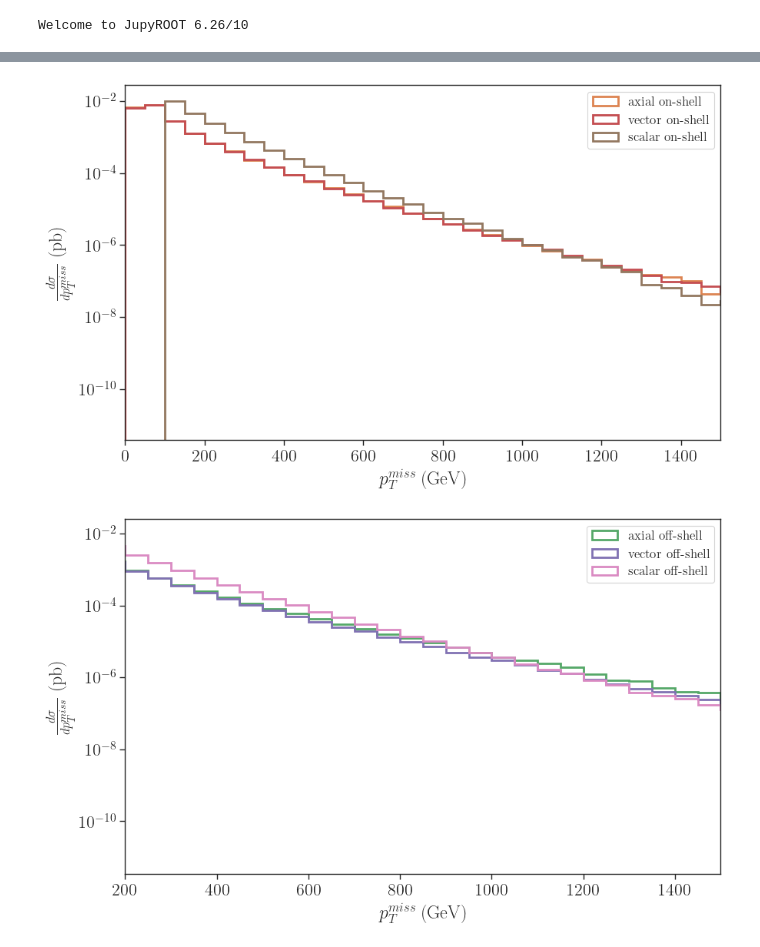
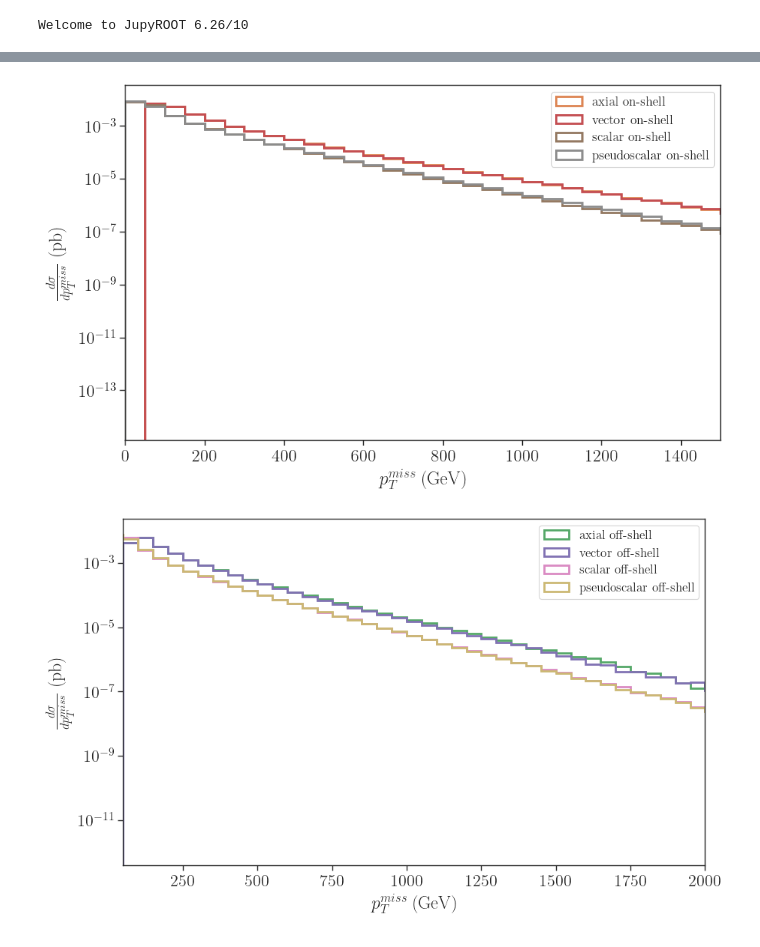
Before and after one commit to andlessa/MonoXSMS, a Jupyter notebook: notebooks/PlotPT-MediatorLHE.ipynb, the cells around one changed output, grey strips where cells are left out. Saved outputs shown, nothing was run; the diff lists cells and outputs as text; code cells hidden in the pictures.

Commit message:
updated pt mediator plot

```diff
--- a/notebooks/PlotPT-MediatorLHE.ipynb
+++ b/notebooks/PlotPT-MediatorLHE.ipynb
@@ -59,15 +59,25 @@ def readNumEvents(file):
 #               'pseudoscalar off-shell': '../Tests/DMSimp_pseudoscalar_parton/Events/run_03/unweighted_events.lhe.gz'
 #              }
 
-inputFiles = {'axial on-shell': '../DMSimp_axial_parton/Events/run_01/unweighted_events.lhe.gz',
-              'axial off-shell': '../DMSimp_axial_parton/Events/run_02/unweighted_events.lhe.gz',
-              'vector on-shell': '../DMSimp_vector_parton/Events/run_01/unweighted_events.lhe.gz',
-              'vector off-shell': '../DMSimp_vector_parton/Events/run_02/unweighted_events.lhe.gz',
-              'scalar on-shell': '../DMSimp_pseudoscalar_parton/Events/run_01/unweighted_events.lhe.gz',
-              'scalar off-shell': '../DMSimp_pseudoscalar_parton/Events/run_02/unweighted_events.lhe.gz'}
-#               'pseudoscalar on-shell': '../Tests/DMSimp_pseudoscalar_parton/Events/run_01/unweighted_events.lhe.gz',
-#               'pseudoscalar off-shell': '../Tests/DMSimp_pseudoscalar_parton/Events/run_03/unweighted_events.lhe.gz'
+# inputFiles = {'axial on-shell': '../DMSimp_axial_parton/Events/run_01/unweighted_events.lhe.gz',
+#               'axial off-shell': '../DMSimp_axial_parton/Events/run_02/unweighted_events.lhe.gz',
+#               'vector on-shell': '../DMSimp_vector_parton/Events/run_01/unweighted_events.lhe.gz',
+#               'vector off-shell': '../DMSimp_vector_parton/Events/run_02/unweighted_events.lhe.gz',
+#               'scalar on-shell': '../DMSimp_scalar_parton/Events/run_01/unweighted_events.lhe.gz',
+#               'scalar off-shell': '../DMSimp_scalar_parton/Events/run_02/unweighted_events.lhe.gz',
+#               'pseudoscalar on-shell': '../DMSimp_pseudoscalar_parton/Events/run_01/unweighted_events.lhe.gz',
+#               'pseudoscalar off-shell': '../DMSimp_pseudoscalar_parton/Events/run_02/unweighted_events.lhe.gz'
 #              }
+
+inputFiles = {'axial on-shell': '../DMSimp_axial_parton/Events/run_03/unweighted_events.lhe.gz',
+              'axial off-shell': '../DMSimp_axial_parton/Events/run_04/unweighted_events.lhe.gz',
+              'vector on-shell': '../DMSimp_vector_parton/Events/run_03/unweighted_events.lhe.gz',
+              'vector off-shell': '../DMSimp_vector_parton/Events/run_04/unweighted_events.lhe.gz',
+              'scalar on-shell': '../DMSimp_scalar_parton/Events/run_03/unweighted_events.lhe.gz',
+              'scalar off-shell': '../DMSimp_scalar_parton/Events/run_04/unweighted_events.lhe.gz',
+              'pseudoscalar on-shell': '../DMSimp_pseudoscalar_parton/Events/run_03/unweighted_events.lhe.gz',
+              'pseudoscalar off-shell': '../DMSimp_pseudoscalar_parton/Events/run_04/unweighted_events.lhe.gz'
+             }
 # %%
 events = {}
 nevents = {}
@@ -299,27 +317,27 @@ plt.xlim(0,1500)
 plt.legend(loc='upper right', fontsize='x-small')
 plt.show()
 # %% [output]
-[figure, old version]
+[figure, new version]
 # %%
 fig = plt.figure(figsize=(10,6))
 for label,metPts in met.items():
     if 'off-shell' in label:
         binc,binEdges,patches = plt.hist(metPts,bins=np.linspace(0,5000,101),
                                    label=label,histtype='step',color=colors[label],
                                    weights=weights[label],linewidth=2,density=True)
         errorc2,_ = np.histogram(metPts,bins=binEdges,weights=weights[label]**2)
         errorc = np.sqrt(errorc2)
         binCenter = (binEdges[0:-1]+binEdges[1:])/2.
 #         plt.errorbar(binCenter,binc,yerr = errorc, marker = '.',
 #                      drawstyle = 'steps-mid',color=colors[label])
 
 
 plt.yscale('log')
 # plt.ylim(1e-3,1)
 plt.xlabel(r'$p_T^{miss}$ (GeV)')
 plt.ylabel(r'$\frac{d\sigma}{d p_T^{miss}}$ (pb)')
-plt.xlim(200,1500)
+plt.xlim(50,2000)
 plt.legend(loc='upper right', fontsize='x-small')
 plt.show()
 # %% [output]
-[figure, old version]
+[figure, new version]
```
Also changed, not shown: parts of 3 cells of this notebook, 4 other files.
